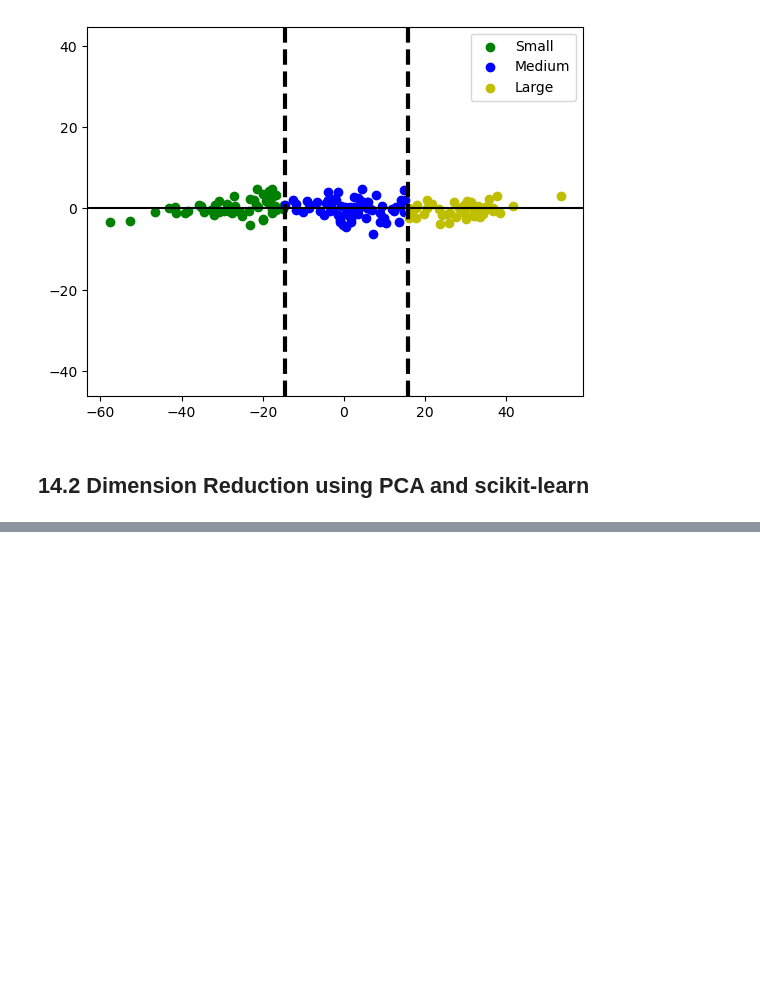
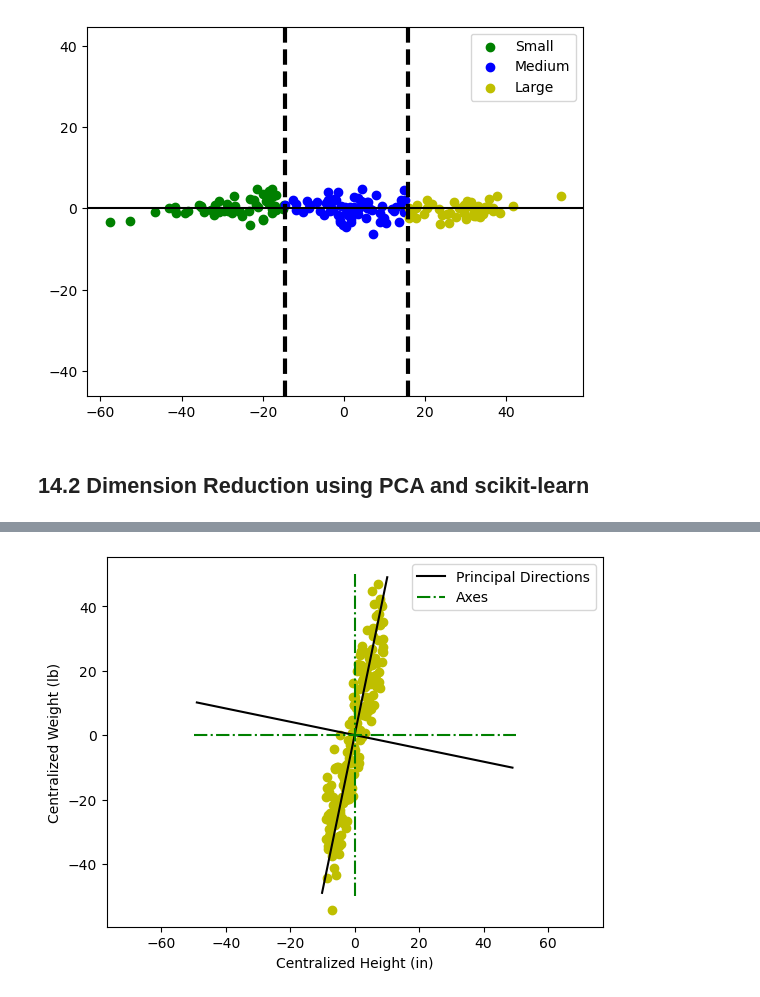
Before and after one commit to IanSinColorado/DataScienceBootcamp, a Jupyter notebook: Chapter14.ipynb, the cells around one changed output, grey strips where cells are left out. Saved outputs shown, nothing was run; the diff lists cells and outputs as text; code cells hidden in the pictures; blank space fills up the shorter version.

```diff
--- a/Chapter14.ipynb
+++ b/Chapter14.ipynb
@@ -214,0 +263,17 @@ plot_customer_segments(new_horizontal_data)
+# %%
+# Plotting principal directions, axes, and data information
+principal_components = pca_object.components_
+for i, pc in enumerate(principal_components):
+    plot_streched_vector(pc, c='k', label='Principal Directions' if i == 0 else None)
+
+for i, axis_vector in enumerate([np.array([0,1]), np.array([1, 0])]):
+    plot_streched_vector(axis_vector, c='g', linestyle='-.', label='Axes' if i == 0 else None)
+
+plt.scatter(centered_data[0], centered_data[1], c='y')
+plt.xlabel('Centralized Height (in)')
+plt.ylabel('Centralized Weight (lb)')
+plt.axis('equal')
+plt.legend()
+plt.show()
+# %% [output]
+[figure, added]
```
Also changed, not shown: parts of 9 cells of this notebook.
